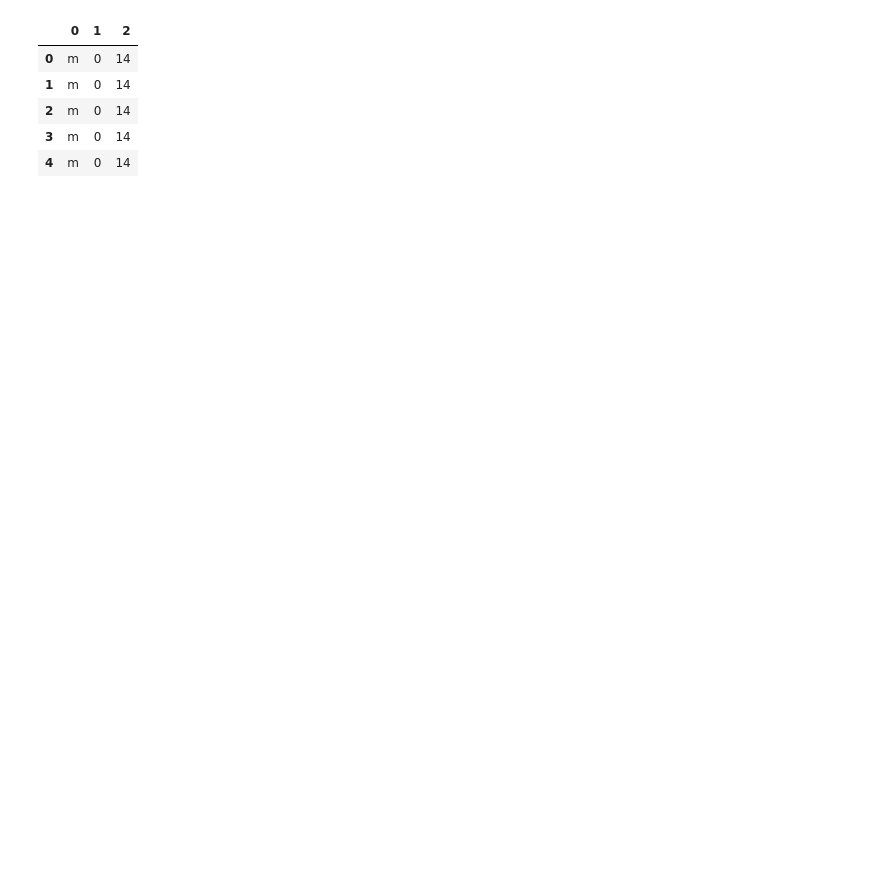
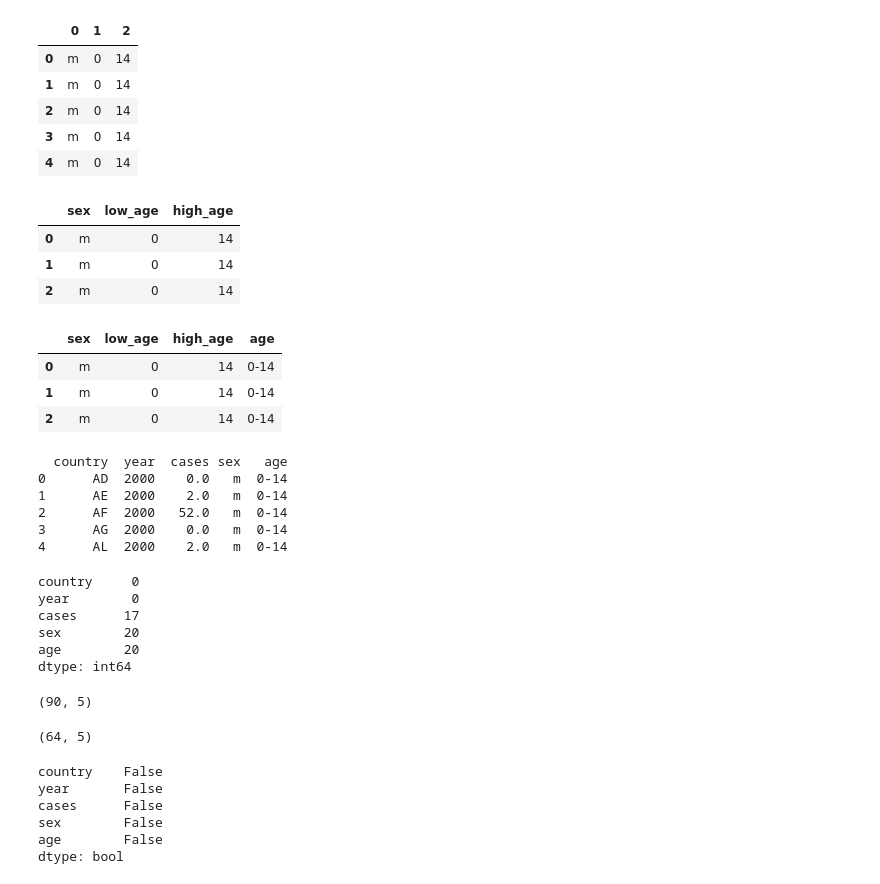
Before and after one commit to joeelorm/Data_Science, a Jupyter notebook: Data Cleaninig/Tidy Data.ipynb, the cells around one changed output. Drawn from its saved outputs; the diff is of its cells as text; code cells hidden in the pictures; blank space fills up the shorter version.

Commit message:
Tidy Data

```diff
--- a/Data Cleaninig/Tidy Data.ipynb
+++ b/Data Cleaninig/Tidy Data.ipynb
@@ -191,6 +192,7 @@ array(['m014', 'm1524', 'm2534', 'm3544', 'm4554', 'm5564', 'm65', 'mu',
 # %%
-tmp_df = data["sex_and_age"].str.extract("(\D)(\d+)(\d{2})")
-tmp_df.head()
+#Separating non digits and digits within the 'sex_and_age column'
+df_ = data["sex_and_age"].str.extract("(\D)(\d+)(\d{2})")
+df_.head()
 # %% [output]
 |  | 0 | 1 | 2 |
 | 0 | m | 0 | 14 |
@@ -198,3 +200,62 @@ tmp_df.head()
 | 2 | m | 0 | 14 |
 | 3 | m | 0 | 14 |
 | 4 | m | 0 | 14 |
+# %%
+#Providig column names
+df_.columns = ['sex', 'low_age', 'high_age']
+df_.head(3)
+# %% [output]
+|  | sex | low_age | high_age |
+| 0 | m | 0 | 14 |
+| 1 | m | 0 | 14 |
+| 2 | m | 0 | 14 |
+# %%
+#Creating an age column with 'low_age and high_age'
+df_['age'] = df_['low_age'] + '-' + df_['high_age']
+df_.head(3)
+# %% [output]
+|  | sex | low_age | high_age | age |
+| 0 | m | 0 | 14 | 0-14 |
+| 1 | m | 0 | 14 | 0-14 |
+| 2 | m | 0 | 14 | 0-14 |
+# %%
+#Concatenating df_ and data and dropping some columns
+tidy_data = pd.concat([data, df_], axis = 1).drop(['sex_and_age', 'low_age', 'high_age'], axis=1)
+print(tidy_data.head())
+# %% [output]
+  country  year  cases sex   age
+0      AD  2000    0.0   m  0-14
+1      AE  2000    2.0   m  0-14
+2      AF  2000   52.0   m  0-14
+3      AG  2000    0.0   m  0-14
+4      AL  2000    2.0   m  0-14
+# %%
+#Checking for missing values
+tidy_data.isna().sum()
+# %% [output]
+country     0
+year        0
+cases      17
+sex        20
+age        20
+dtype: int64
+# %%
+#checking shape of the data
+tidy_data.shape
+# %% [output]
+(90, 5)
+# %%
+#Dropping null values and checking the shape
+tidy_data = tidy_data.dropna()
+tidy_data.shape
+# %% [output]
+(64, 5)
+# %%
+tidy_data.isna().any()
+# %% [output]
+country    False
+year       False
+cases      False
+sex        False
+age        False
+dtype: bool
```
Also changed, not shown: parts of 2 cells of this notebook, 1 other file.
